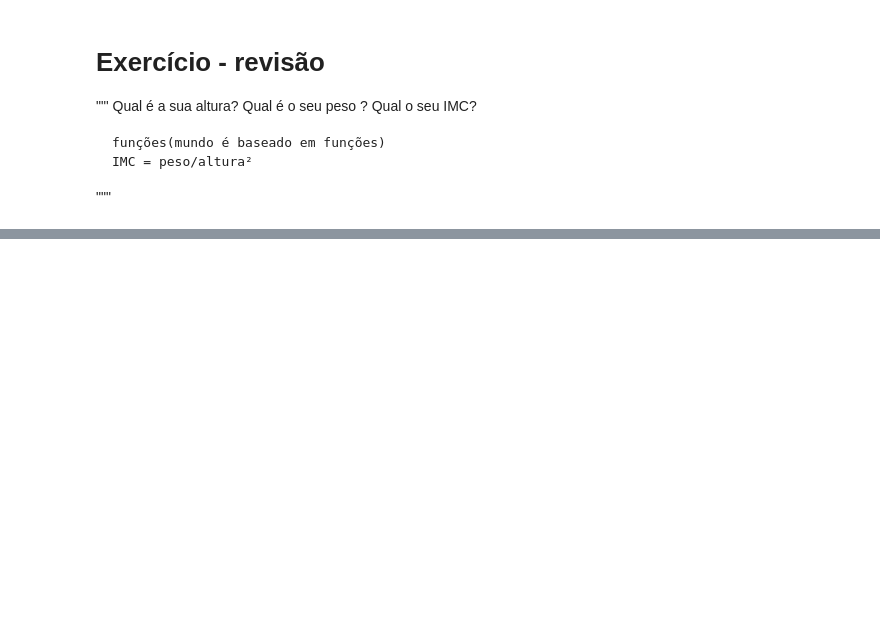
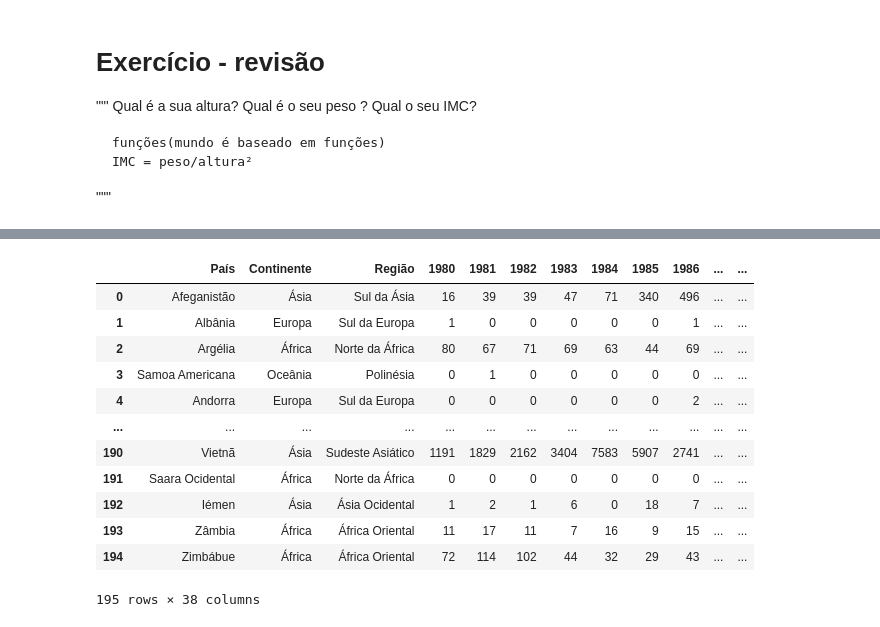
Before and after one commit to alanacalado/semanaestatisca, a Jupyter notebook: notebooks/brasil_canada.ipynb, the cells around one changed output, grey strips where cells are left out. Saved outputs shown, nothing was run; the diff lists cells and outputs as text; code cells hidden in the pictures; blank space fills up the shorter version.

```diff
--- a/notebooks/brasil_canada.ipynb
+++ b/notebooks/brasil_canada.ipynb
@@ -54,0 +69,18 @@ Você está abaixo do peso.
+# %%
+df = pd.read_csv('datasets/imigrantes_canada.csv')
+# %%
+df
+# %% [output]
+|  | País | Continente | Região | 1980 | 1981 | 1982 | 1983 | 1984 | 1985 | 1986 | ... | ... |
+| 0 | Afeganistão | Ásia | Sul da Ásia | 16 | 39 | 39 | 47 | 71 | 340 | 496 | ... | ... |
+| 1 | Albânia | Europa | Sul da Europa | 1 | 0 | 0 | 0 | 0 | 0 | 1 | ... | ... |
+| 2 | Argélia | África | Norte da África | 80 | 67 | 71 | 69 | 63 | 44 | 69 | ... | ... |
+| 3 | Samoa Americana | Oceânia | Polinésia | 0 | 1 | 0 | 0 | 0 | 0 | 0 | ... | ... |
+| 4 | Andorra | Europa | Sul da Europa | 0 | 0 | 0 | 0 | 0 | 0 | 2 | ... | ... |
+| ... | ... | ... | ... | ... | ... | ... | ... | ... | ... | ... | ... | ... |
+| 190 | Vietnã | Ásia | Sudeste Asiático | 1191 | 1829 | 2162 | 3404 | 7583 | 5907 | 2741 | ... | ... |
+| 191 | Saara Ocidental | África | Norte da África | 0 | 0 | 0 | 0 | 0 | 0 | 0 | ... | ... |
+| 192 | Iémen | Ásia | Ásia Ocidental | 1 | 2 | 1 | 6 | 0 | 18 | 7 | ... | ... |
+| 193 | Zâmbia | África | África Oriental | 11 | 17 | 11 | 7 | 16 | 9 | 15 | ... | ... |
+| 194 | Zimbábue | África | África Oriental | 72 | 114 | 102 | 44 | 32 | 29 | 43 | ... | ... |
+195 rows × 38 columns
```
Also changed, not shown: parts of 21 cells of this notebook, 3 other files.
